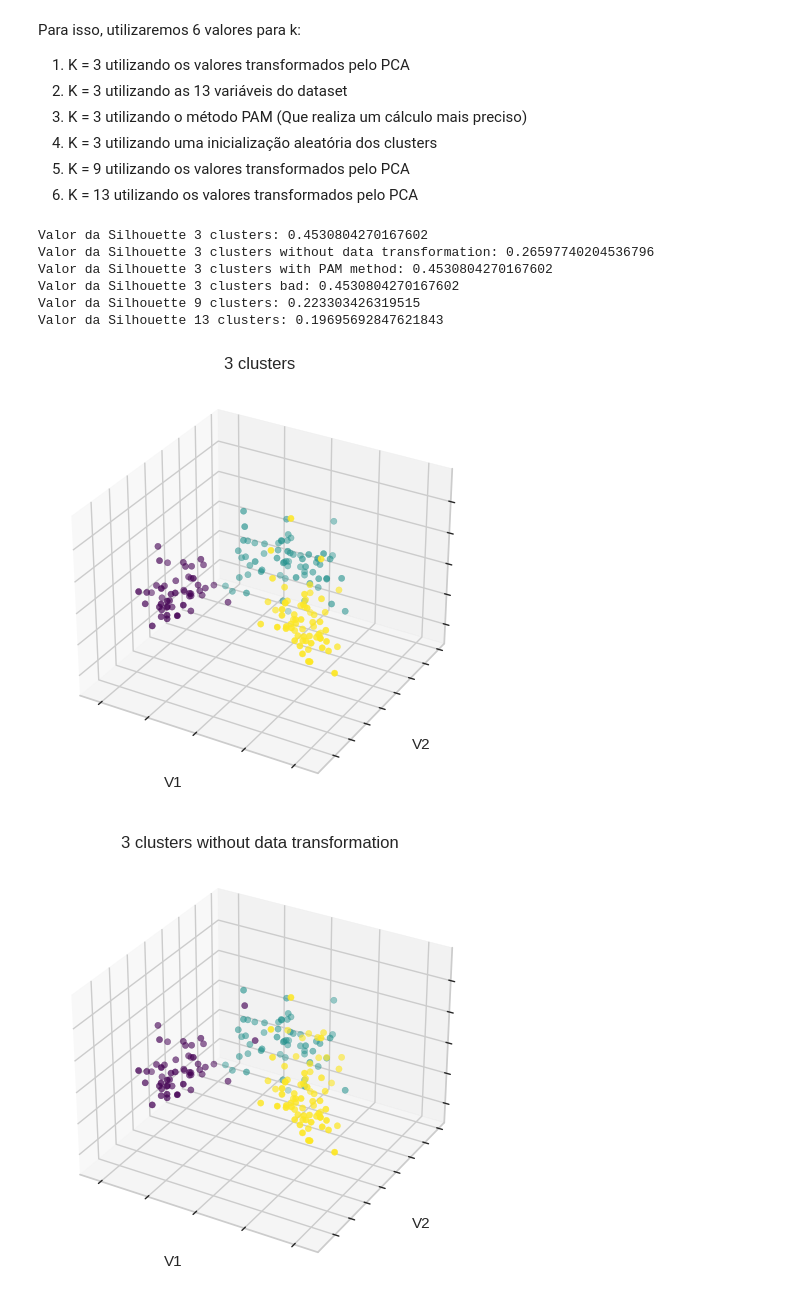
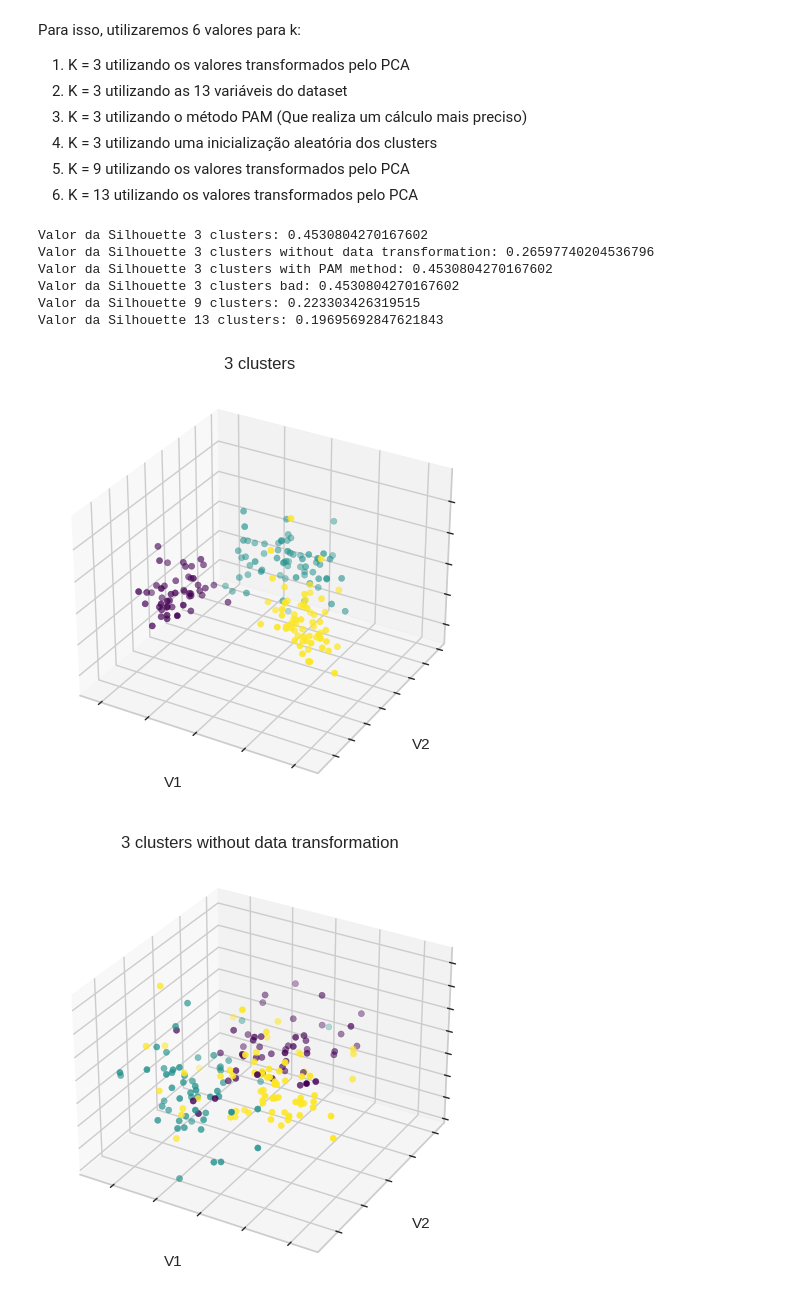
Before and after one commit to GuilhermeMaciel75/Projeto_Clustering, a Jupyter notebook: K_medoids.ipynb, the cells around one changed output. Saved outputs shown, nothing was run; the diff lists cells and outputs as text; code cells hidden in the pictures.

Commit message:
fix: Concerta plot grafico sem transformação

```diff
--- a/K_medoids.ipynb
+++ b/K_medoids.ipynb
@@ -31,7 +28,6 @@ df = pd.read_csv(url, header=None)
 # %% [markdown]
 Realizando a normalização dos dados
 # %%
-
 targets = df[0]
 #Retira a coluna de label e convert o data frame para NumPy array
 df = df.drop(columns=[0])
@@ -41,12 +37,11 @@ data = df.values
 X = data.astype(float)
 X = (X - np.mean(X, axis=0)) / np.std(X, axis=0)
 
-
 #Utiliza o PCA para transormar o array de 14 variáveis em um de 3
 pca = PCA(n_components=3)
 X_pca = pca.fit_transform(X)
 df_normalized = pd.DataFrame(X_pca)
-x = pd.DataFrame(X)
+X = pd.DataFrame(X)
 # %% [markdown]
 #Usando o método Elbow para encontrar o valor ideal de clusteres
 ### Ele já retorna o melhor valor para o cluster, como pode ser visto no gráfico abaixo, o melhor valor para K é o 3
@@ -81,35 +76,35 @@ estimators = [
 
 fignum = 1
 for name, model, data in estimators:
   #Calcul Sillhoutte
   kmedoids = model.fit(data)
   labels = kmedoids.labels_
   print(f'Valor da Silhouette {name}: {metrics.silhouette_score(data, labels)}')
 
   #Plot Graph
   fig = plt.figure()
   ax = fig.add_subplot(111, projection='3d')
-  ax.scatter(df_normalized[0], df_normalized[1], df_normalized[2],c=labels, cmap="viridis")
+  ax.scatter(data[0], data[1], data[2], c=labels, cmap="viridis")
   ax.xaxis.set_ticklabels([])
   ax.yaxis.set_ticklabels([])
   ax.zaxis.set_ticklabels([])
   ax.set_xlabel("V1")
   ax.set_ylabel("V2")
   ax.set_zlabel("V3")
   ax.set_title(name)
 
   fignum = fignum + 1
 
 plt.show()
 # %% [output]
 Valor da Silhouette 3 clusters: 0.4530804270167602
 Valor da Silhouette 3 clusters without data transformation: 0.26597740204536796
 Valor da Silhouette 3 clusters with PAM method: 0.4530804270167602
 Valor da Silhouette 3 clusters bad: 0.4530804270167602
 Valor da Silhouette 9 clusters: 0.223303426319515
 Valor da Silhouette 13 clusters: 0.19695692847621843
 [figure]
-[figure, old version]
+[figure, new version]
 [figure]
 [figure]
 [figure]
```
Also changed, not shown: parts of 3 cells of this notebook.
